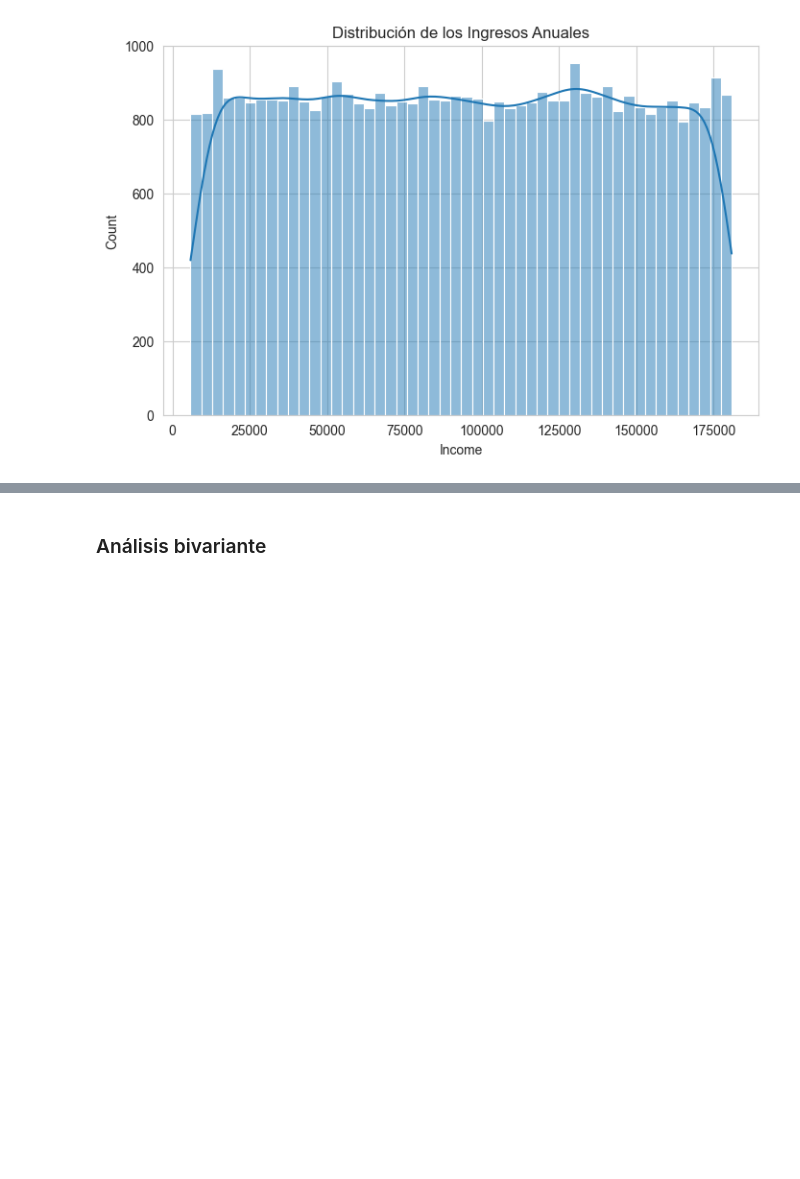
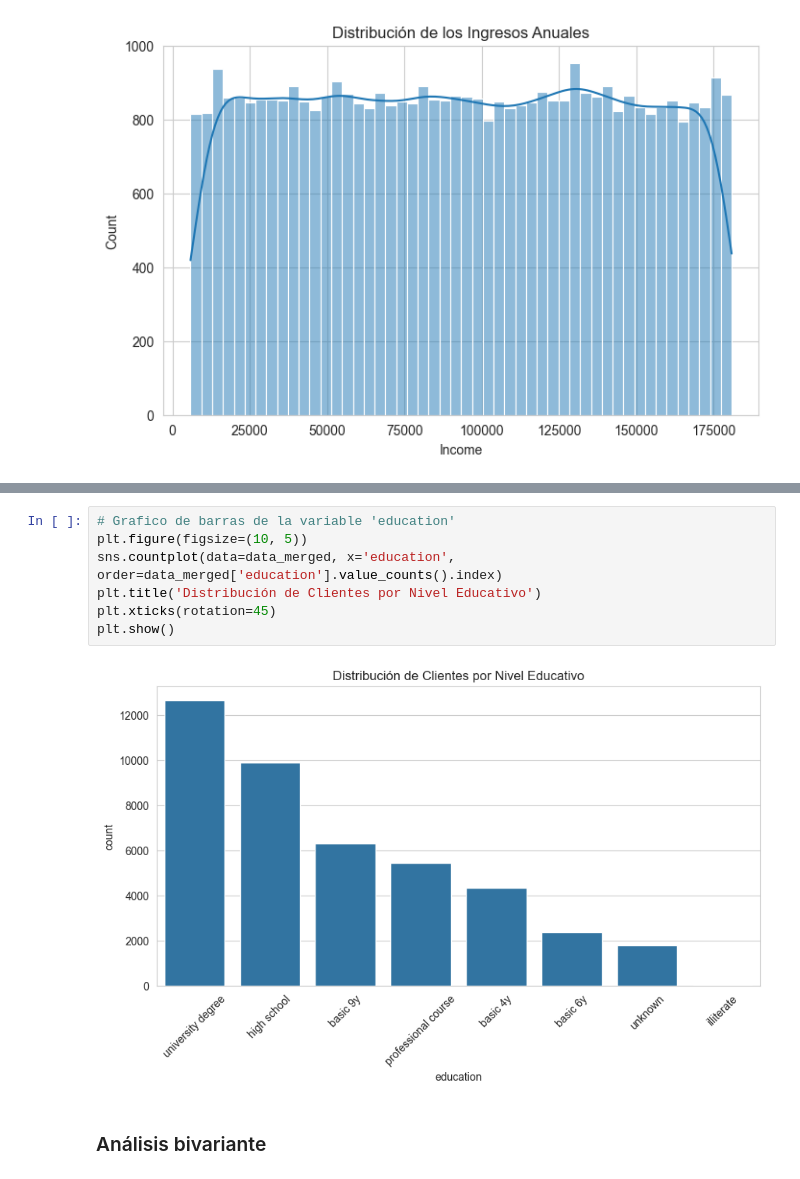
Before and after one commit to claudiarm2002/DataProject-Python-for-Data, a Jupyter notebook: DataProject_PythonForData.ipynb, the cells around one changed output, grey strips where cells are left out. Cells and saved outputs as stored; diff of their text form; blank space fills up the shorter version.

```diff
--- a/DataProject_PythonForData.ipynb
+++ b/DataProject_PythonForData.ipynb
@@ -1572,3 +1544,12 @@ plt.show()
+# %%
+# Grafico de barras de la variable 'education'
+plt.figure(figsize=(10, 5))
+sns.countplot(data=data_merged, x='education', order=data_merged['education'].value_counts().index)
+plt.title('Distribución de Clientes por Nivel Educativo')
+plt.xticks(rotation=45)
+plt.show()
+# %% [output]
+[figure, added]
 # %% [markdown]
 ### Análisis bivariante
 # %% [markdown]
```
Also changed, not shown: parts of 36 cells of this notebook.
